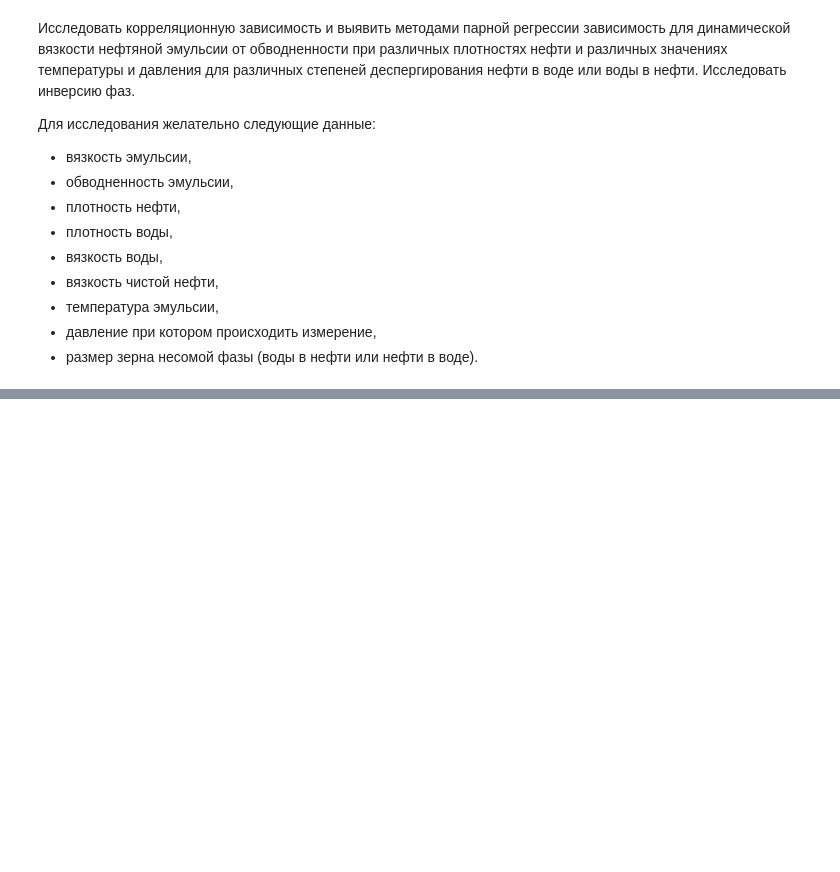
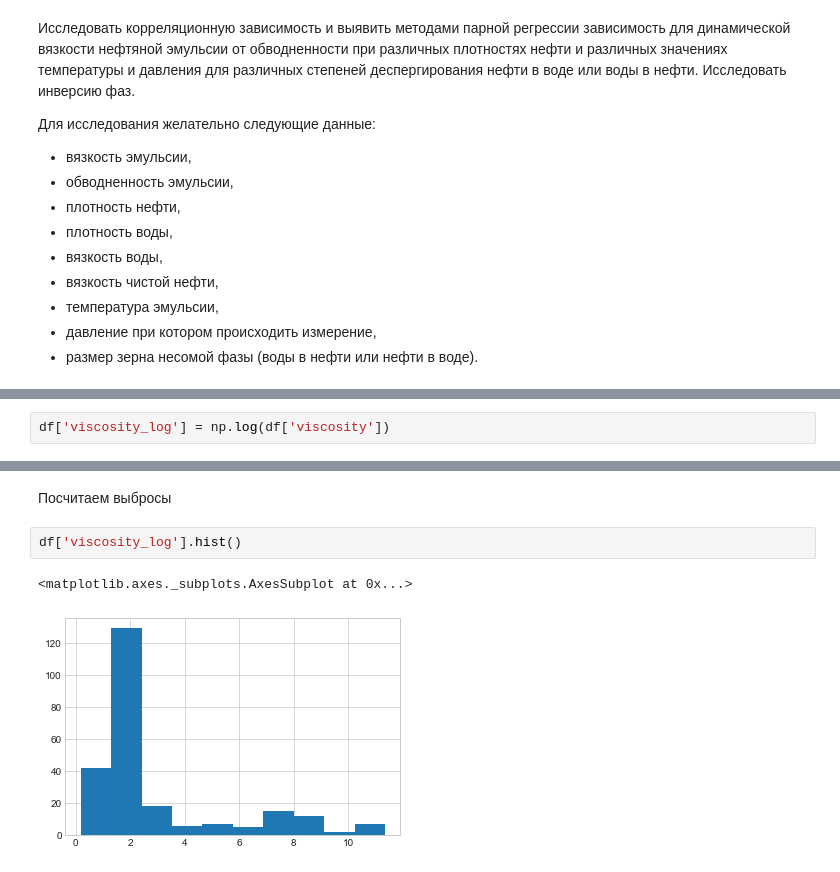
Before and after one commit to superbe/Statistics, a Jupyter notebook: Coursework.ipynb, the cells around one changed output, grey strips where cells are left out. Drawn from its saved outputs; the diff is of its cells as text; blank space fills up the shorter version.

```diff
--- a/Coursework.ipynb
+++ b/Coursework.ipynb
@@ -19,0 +170,2 @@
+# %%
+df['viscosity_log'] = np.log(df['viscosity'])
@@ -19,0 +184,7 @@
+# %% [markdown]
+Посчитаем выбросы
+# %%
+df['viscosity_log'].hist()
+# %% [output]
+<matplotlib.axes._subplots.AxesSubplot at 0x...>
+[figure, added]
```
Also changed, not shown: parts of 101 cells of this notebook, 7 other files.
